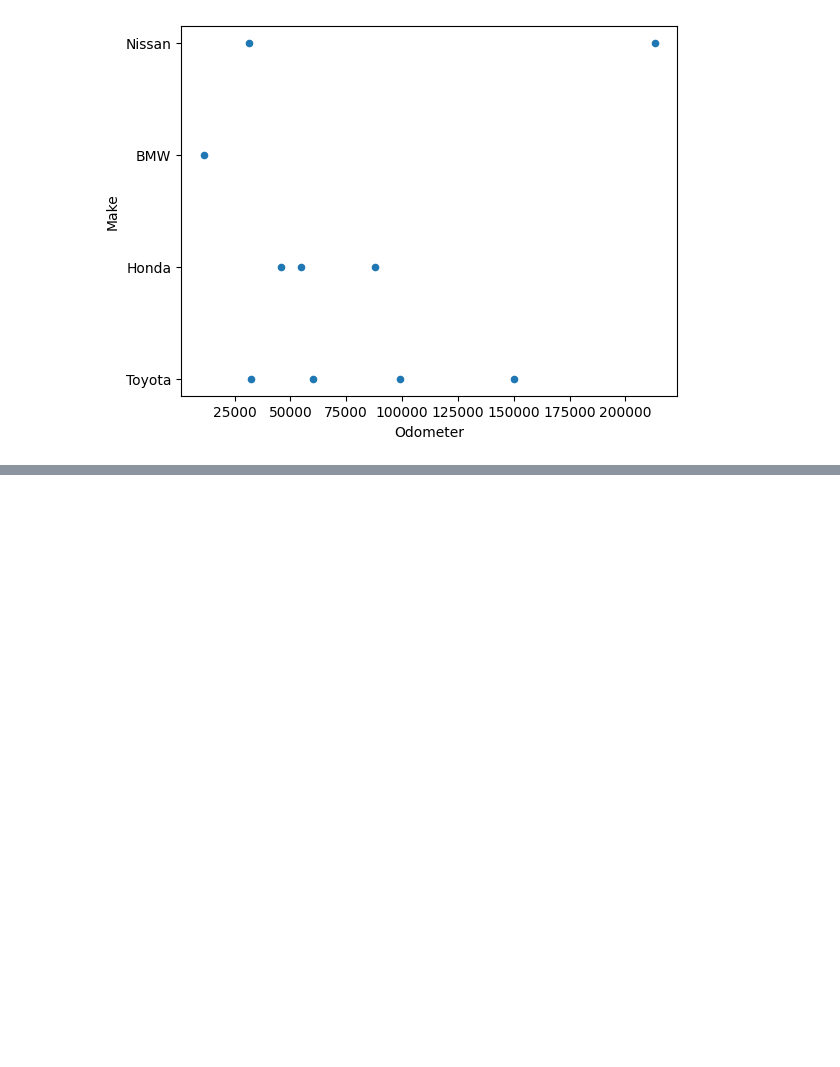
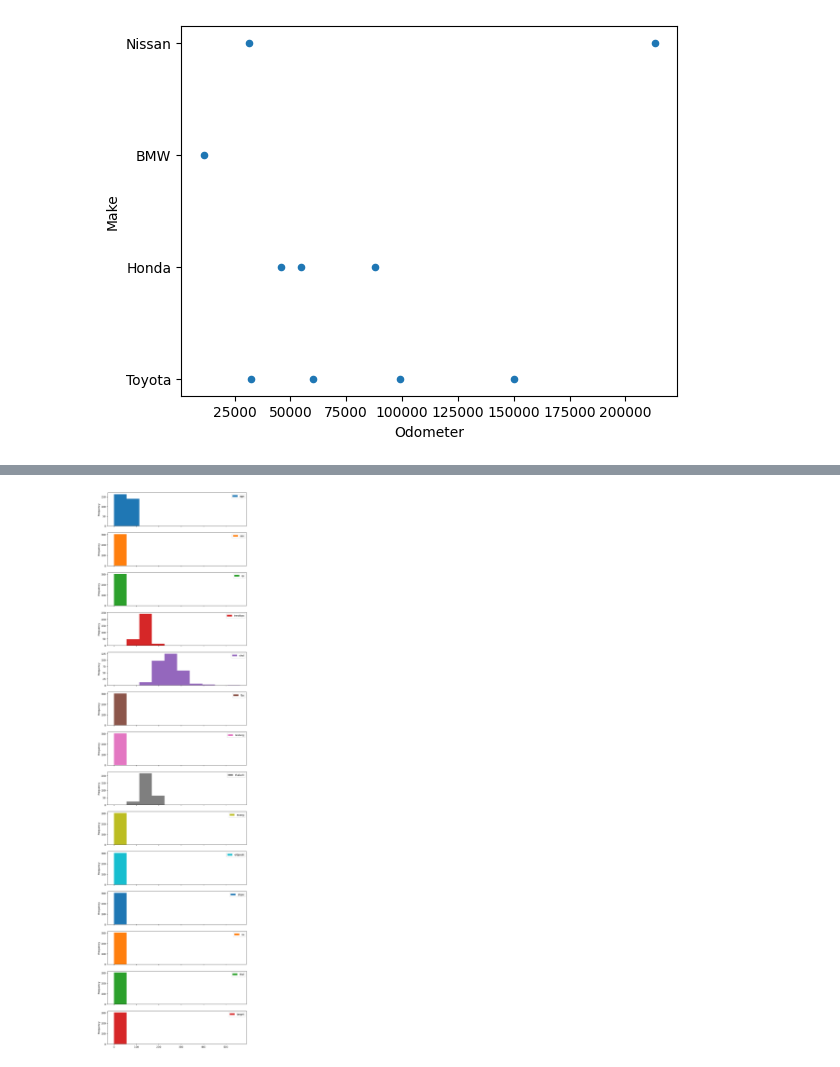
Before and after one commit to thewesternfront/Jupyter_Testintg_Jetbrains, a Jupyter notebook: Introduction-to-MatplotLib.ipynb, the cells around one changed output, grey strips where cells are left out. Cells and saved outputs as stored; diff of their text form; code cells hidden in the pictures; blank space fills up the shorter version.

```diff
--- a/Introduction-to-MatplotLib.ipynb
+++ b/Introduction-to-MatplotLib.ipynb
@@ -363,0 +381,4 @@ car_sales.plot(x="Odometer", y="Make", kind="scatter");
+# %%
+heart_disease.plot.hist(subplots=True, layout=(14,1), figsize=(10,40));
+# %% [output]
+[figure, added]
```
Also changed, not shown: parts of 16 cells of this notebook, 1 other file.
